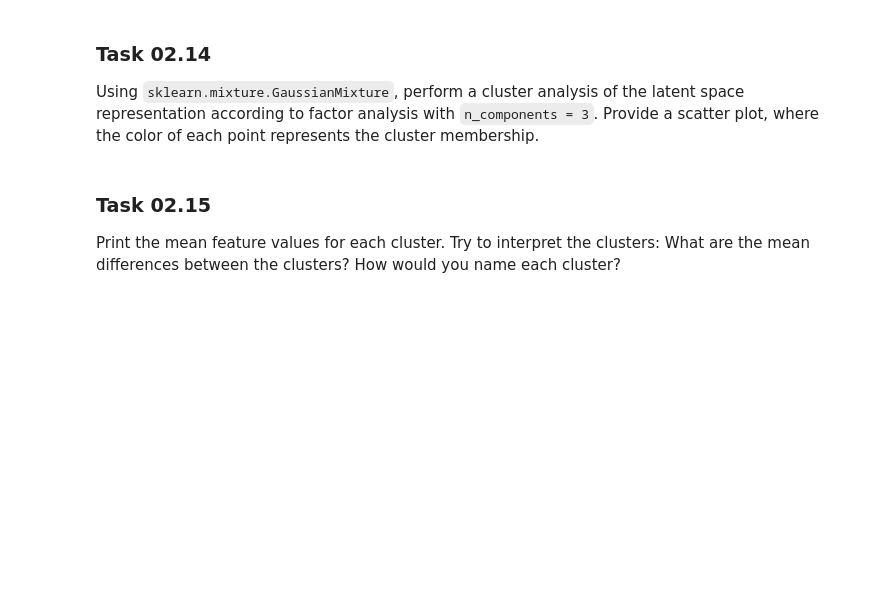
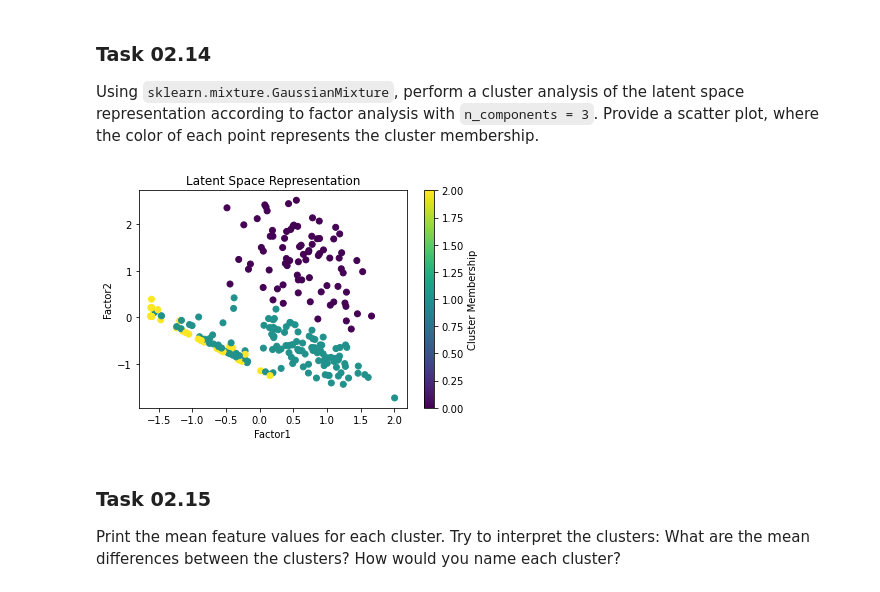
Before and after one commit to bhunecke/data-mining, a Jupyter notebook: sheet02/sheet02.ipynb, the cells around one changed output. Saved outputs shown, nothing was run; the diff lists cells and outputs as text; code cells hidden in the pictures; blank space fills up the shorter version.

```diff
--- a/sheet02/sheet02.ipynb
+++ b/sheet02/sheet02.ipynb
@@ -357,8 +371,20 @@ raise NotImplementedError()
 
 Using `sklearn.mixture.GaussianMixture`, perform a cluster analysis of the latent space representation according to factor analysis with `n_components = 3`. Provide a scatter plot, where the color of each point represents the cluster membership.
 # %%
-# YOUR CODE HERE
-raise NotImplementedError()
+factor_analysis = FactorAnalysis(n_components=3)
+latent_space_representation = factor_analysis.fit_transform(X)
+
+gaussian = GaussianMixture(n_components=3)
+cluster_assignments = gaussian.fit_predict(latent_space_representation)
+
+plt.scatter(latent_space_representation[:, 0], latent_space_representation[:, 1], c=cluster_assignments, cmap='viridis')
+plt.title("Latent Space Representation")
+plt.xlabel("Factor1")
+plt.ylabel("Factor2")
+plt.colorbar(label='Cluster Membership')
+plt.show()
+# %% [output]
+[figure, added]
 # %%
 # this cell is here for test purposes. please ignore it.
 # %% [markdown]
```
Also changed, not shown: parts of 16 cells of this notebook.
